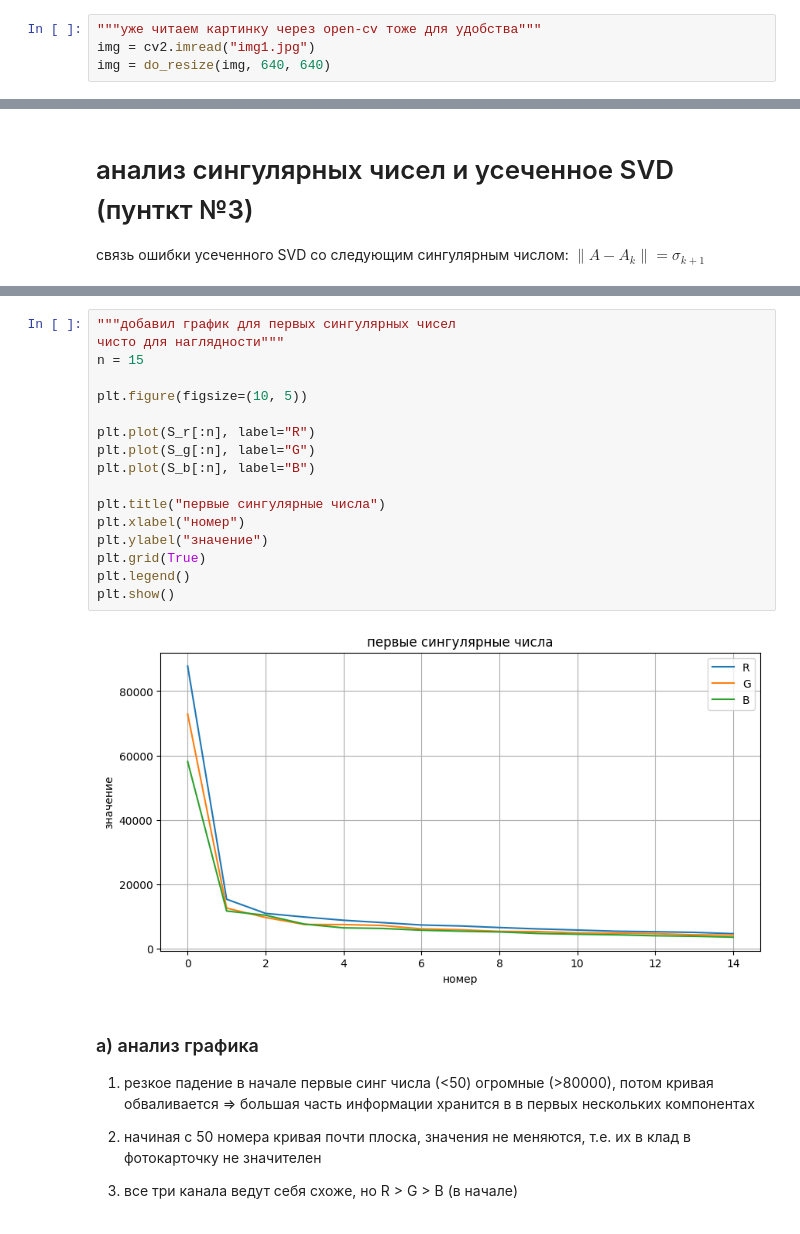
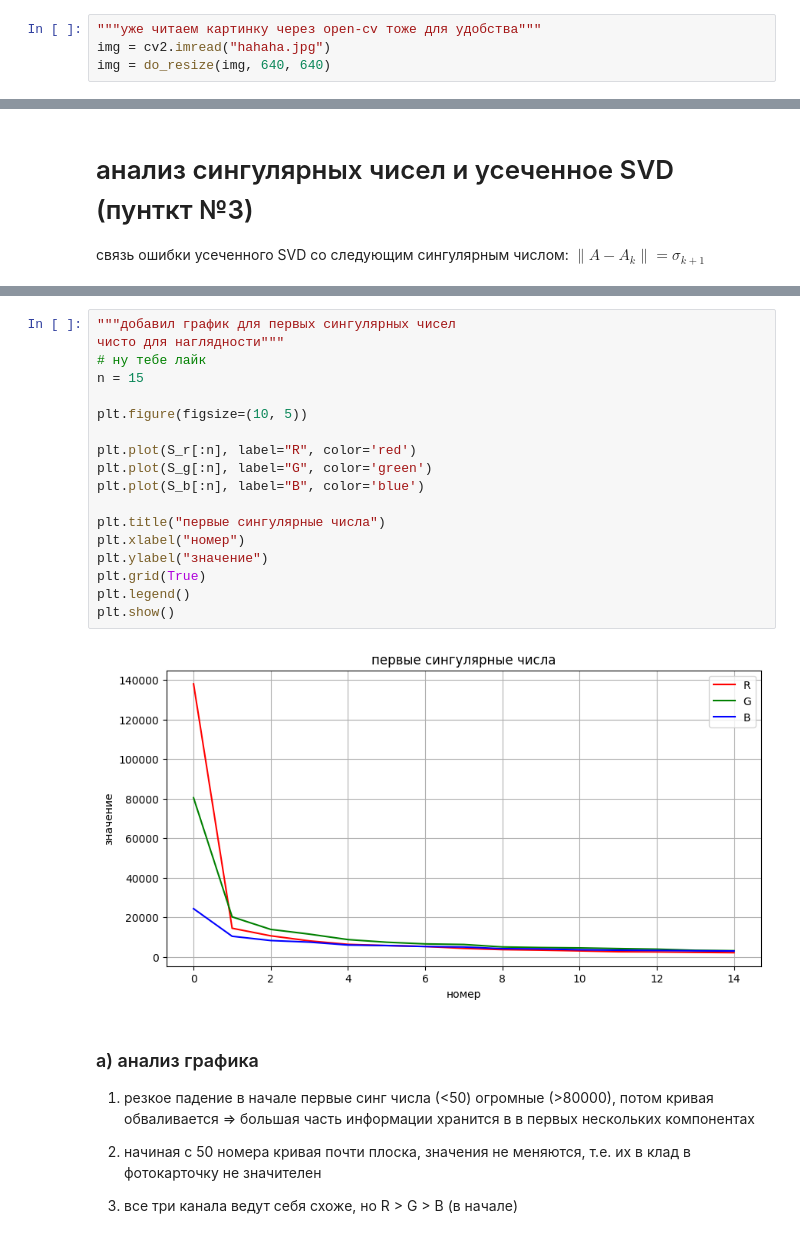
Before and after one commit to sypna504/num-lab-2, a Jupyter notebook: solution.ipynb, the cells around one changed output, grey strips where cells are left out. Saved outputs shown, nothing was run; the diff lists cells and outputs as text.

```diff
--- a/solution.ipynb
+++ b/solution.ipynb
@@ -29,6 +31,6 @@ def do_resize(img, w=640, h=640):
     return img
 # %%
 """уже читаем картинку через open-cv тоже для удобства"""
-img = cv2.imread("img1.jpg")
+img = cv2.imread("hahaha.jpg")
 img = do_resize(img, 640, 640)
 # %% [output]
@@ -151,22 +212,23 @@ plt.show()
 # %%
 """добавил график для первых сингулярных чисел
 чисто для наглядности"""
+# ну тебе лайк
 n = 15
 
 plt.figure(figsize=(10, 5))
 
-plt.plot(S_r[:n], label="R")
-plt.plot(S_g[:n], label="G")
-plt.plot(S_b[:n], label="B")
+plt.plot(S_r[:n], label="R", color='red')
+plt.plot(S_g[:n], label="G", color='green')
+plt.plot(S_b[:n], label="B", color='blue')
 
 plt.title("первые сингулярные числа")
 plt.xlabel("номер")
 plt.ylabel("значение")
 plt.grid(True)
 plt.legend()
 plt.show()
 # %% [output]
-[figure, old version]
+[figure, new version]
 # %% [markdown]
 ### а) анализ графика
 1) резкое падение в начале первые синг числа (<50) огромные (>80000), потом кривая обваливается ⇒ большая часть информации хранится в в первых нескольких компонентах
```
Also changed, not shown: parts of 27 cells of this notebook, 5 other files.
